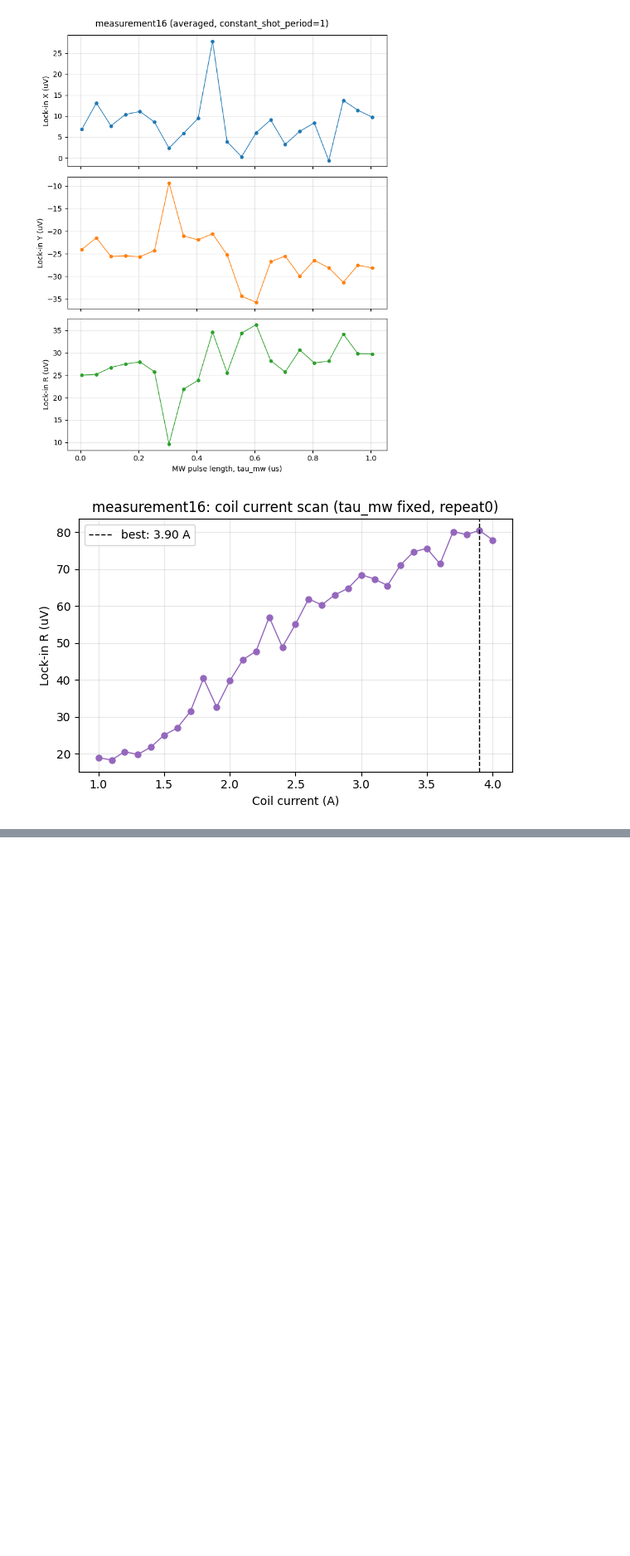
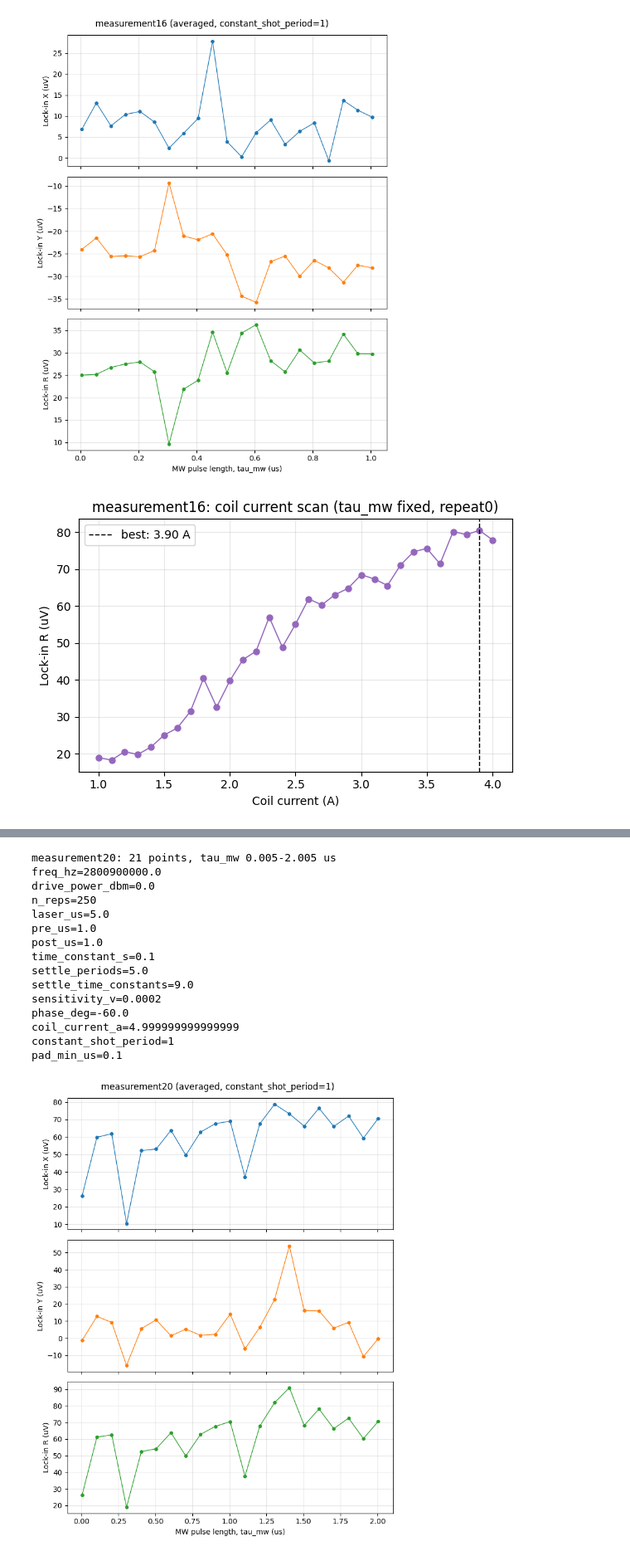
Before and after one commit to meimei2027/diamonds, a Jupyter notebook: experiment/rabi_result.ipynb, the cells around one changed output, grey strips where cells are left out. Shown at 83% size. Drawn from its saved outputs; the diff is of its cells as text; code cells hidden in the pictures; blank space fills up the shorter version.

```diff
--- a/experiment/rabi_result.ipynb
+++ b/experiment/rabi_result.ipynb
@@ -725,0 +875,62 @@ pad_min_us=0.1
+# %%
+name20 = "measurement20"
+run_path20 = f"{DATA_DIR}/{name20}"
+mw_us20 = np.load(f"{run_path20}/{name20}_avg_rabi_mw_us.npy")
+x20 = np.load(f"{run_path20}/{name20}_avg_rabi_x.npy")
+y20 = np.load(f"{run_path20}/{name20}_avg_rabi_y.npy")
+r20 = np.load(f"{run_path20}/{name20}_avg_rabi_r.npy")
+
+with open(f"{run_path20}/{name20}_repeat0_rabi_metadata.txt") as fh:
+    metadata_text20 = fh.read()
+print(f"{name20}: {len(mw_us20)} points, tau_mw {mw_us20.min():.3f}-{mw_us20.max():.3f} us")
+print(metadata_text20)
+
+fig, axes = plt.subplots(3, 1, figsize=(7, 9), sharex=True)
+axes[0].plot(mw_us20, x20 * 1e6, "o-", ms=4, lw=1, color="tab:blue")
+axes[1].plot(mw_us20, y20 * 1e6, "o-", ms=4, lw=1, color="tab:orange")
+axes[2].plot(mw_us20, r20 * 1e6, "o-", ms=4, lw=1, color="tab:green")
+
+axes[0].set_ylabel("Lock-in X (uV)")
+axes[1].set_ylabel("Lock-in Y (uV)")
+axes[2].set_ylabel("Lock-in R (uV)")
+axes[2].set_xlabel("MW pulse length, tau_mw (us)")
+for ax in axes:
+    ax.grid(alpha=0.3)
+
+fig.suptitle(f"{name20} (averaged, constant_shot_period=1)")
+plt.tight_layout()
+plt.show()
+
+# Coil current scan (repeat0 only)
+coil_currents20 = np.load(f"{run_path20}/{name20}_repeat0_coil_scan_current_a.npy")
+coil_r20 = np.load(f"{run_path20}/{name20}_repeat0_coil_scan_r.npy")
+
+fig, ax = plt.subplots(figsize=(6, 4))
+ax.plot(coil_currents20, coil_r20 * 1e6, "o-", ms=5, lw=1, color="tab:purple")
+best_idx20 = np.argmax(coil_r20)
+ax.axvline(coil_currents20[best_idx20], color="k", ls="--", lw=1,
+           label=f"best: {coil_currents20[best_idx20]:.2f} A")
+ax.set_xlabel("Coil current (A)")
+ax.set_ylabel("Lock-in R (uV)")
+ax.set_title(f"{name20}: coil current scan (tau_mw fixed, repeat0)")
+ax.legend()
+ax.grid(alpha=0.3)
+plt.tight_layout()
+plt.show()
+# %% [output]
+measurement20: 21 points, tau_mw 0.005-2.005 us
+freq_hz=2800900000.0
+drive_power_dbm=0.0
+n_reps=250
+laser_us=5.0
+pre_us=1.0
+post_us=1.0
+time_constant_s=0.1
+settle_periods=5.0
+settle_time_constants=9.0
+sensitivity_v=0.0002
+phase_deg=-60.0
+coil_current_a=4.999999999999999
+constant_shot_period=1
+pad_min_us=0.1
+[figure, added]
```
Also changed, not shown: parts of 16 cells of this notebook, 7 other files.
